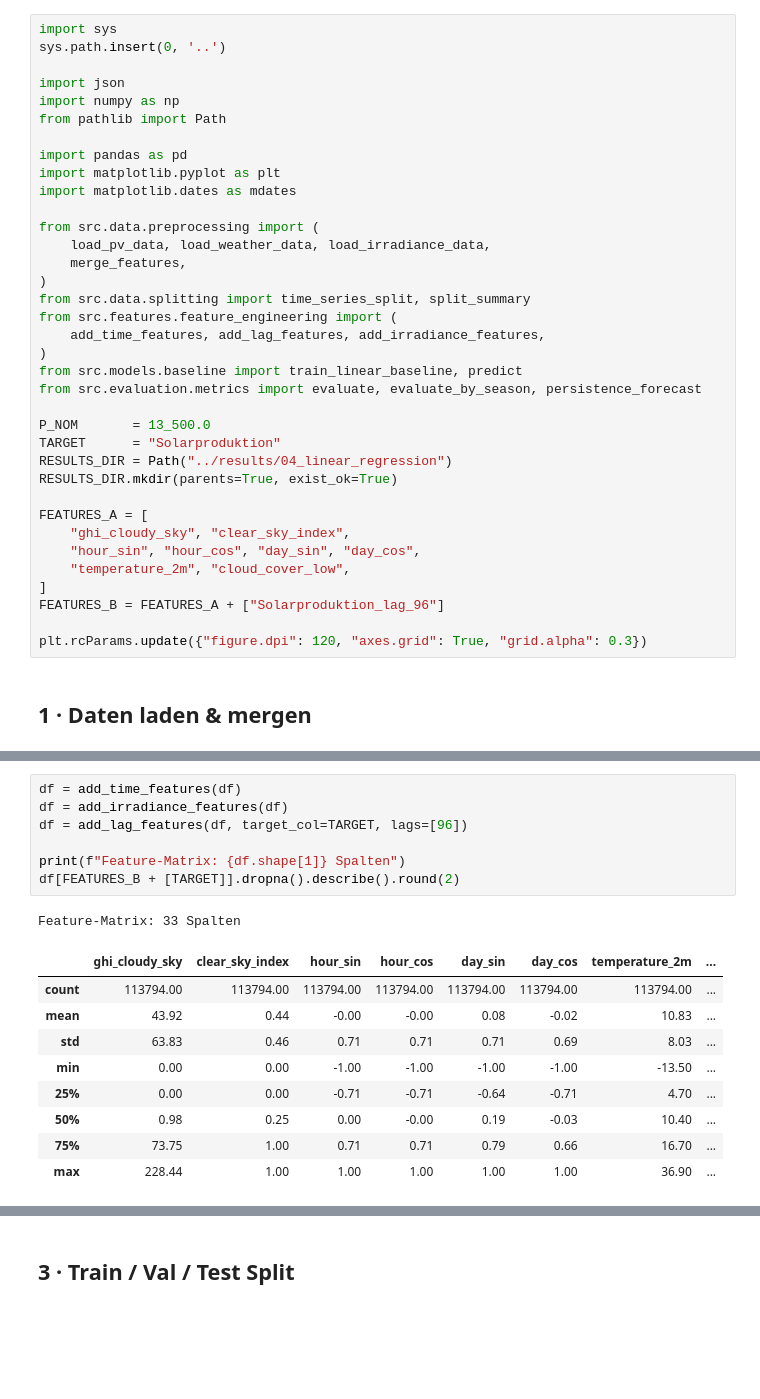
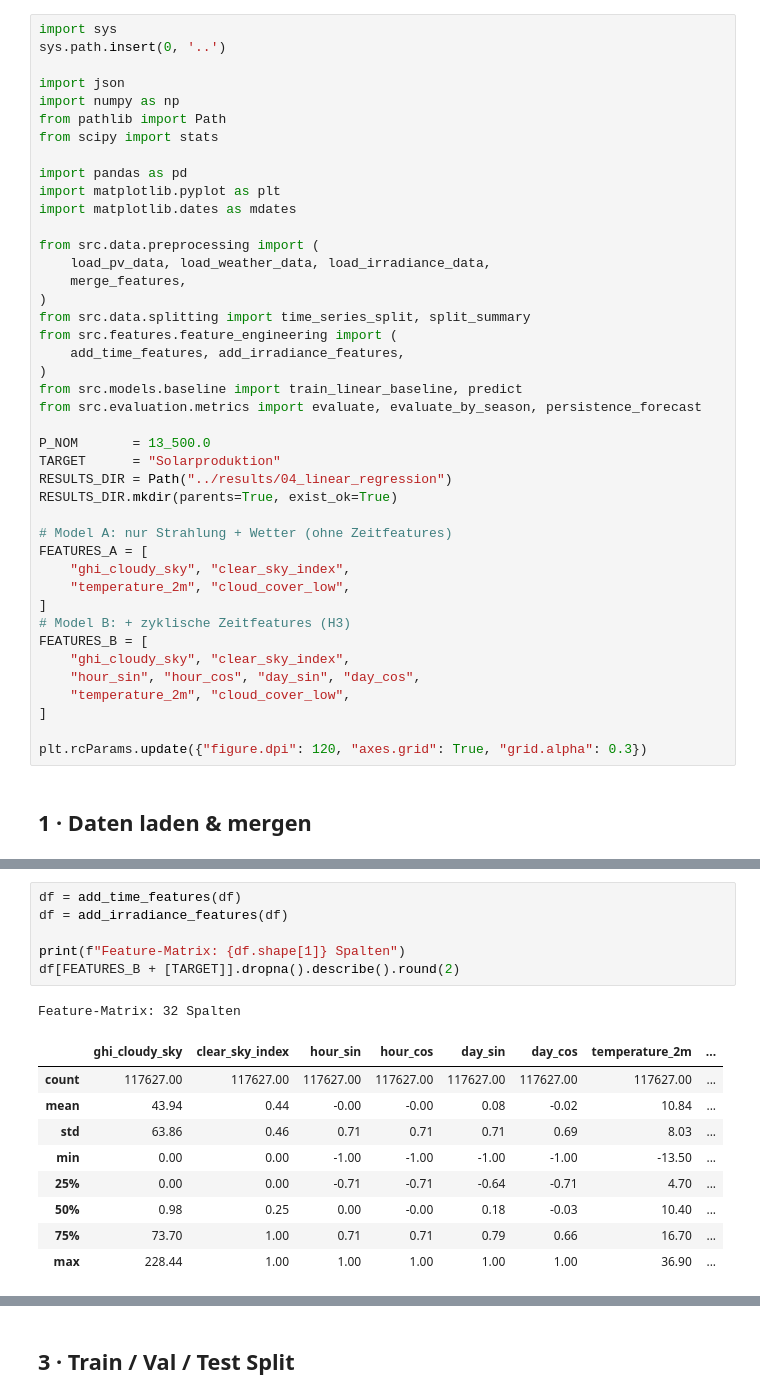
Before and after one commit to Anni075/KI-Project, a Jupyter notebook: notebooks/04_linear_regression.ipynb, the cells around one changed output, grey strips where cells are left out. Cells and saved outputs as stored; diff of their text form; blank space fills up the shorter version.

```diff
--- a/notebooks/04_linear_regression.ipynb
+++ b/notebooks/04_linear_regression.ipynb
@@ -22,6 +20,7 @@ sys.path.insert(0, '..')
 import json
 import numpy as np
 from pathlib import Path
+from scipy import stats
 
 import pandas as pd
 import matplotlib.pyplot as plt
@@ -33,7 +32,7 @@ from src.data.preprocessing import (
 )
 from src.data.splitting import time_series_split, split_summary
 from src.features.feature_engineering import (
-    add_time_features, add_lag_features, add_irradiance_features,
+    add_time_features, add_irradiance_features,
 )
 from src.models.baseline import train_linear_baseline, predict
 from src.evaluation.metrics import evaluate, evaluate_by_season, persistence_forecast
@@ -43,12 +42,17 @@ TARGET      = "Solarproduktion"
 RESULTS_DIR = Path("../results/04_linear_regression")
 RESULTS_DIR.mkdir(parents=True, exist_ok=True)
 
+# Model A: nur Strahlung + Wetter (ohne Zeitfeatures)
 FEATURES_A = [
+    "ghi_cloudy_sky", "clear_sky_index",
+    "temperature_2m", "cloud_cover_low",
+]
+# Model B: + zyklische Zeitfeatures (H3)
+FEATURES_B = [
     "ghi_cloudy_sky", "clear_sky_index",
     "hour_sin", "hour_cos", "day_sin", "day_cos",
     "temperature_2m", "cloud_cover_low",
 ]
-FEATURES_B = FEATURES_A + ["Solarproduktion_lag_96"]
 
 plt.rcParams.update({"figure.dpi": 120, "axes.grid": True, "grid.alpha": 0.3})
 # %% [markdown]
@@ -88,20 +92,19 @@ Warum genau diese Features?
 # %%
 df = add_time_features(df)
 df = add_irradiance_features(df)
-df = add_lag_features(df, target_col=TARGET, lags=[96])
 
 print(f"Feature-Matrix: {df.shape[1]} Spalten")
 df[FEATURES_B + [TARGET]].dropna().describe().round(2)
 # %% [output]
-Feature-Matrix: 33 Spalten
+Feature-Matrix: 32 Spalten
 |  | ghi_cloudy_sky | clear_sky_index | hour_sin | hour_cos | day_sin | day_cos | temperature_2m | ... |
-| count | 113794.00 | 113794.00 | 113794.00 | 113794.00 | 113794.00 | 113794.00 | 113794.00 | ... |
-| mean | 43.92 | 0.44 | -0.00 | -0.00 | 0.08 | -0.02 | 10.83 | ... |
-| std | 63.83 | 0.46 | 0.71 | 0.71 | 0.71 | 0.69 | 8.03 | ... |
+| count | 117627.00 | 117627.00 | 117627.00 | 117627.00 | 117627.00 | 117627.00 | 117627.00 | ... |
+| mean | 43.94 | 0.44 | -0.00 | -0.00 | 0.08 | -0.02 | 10.84 | ... |
+| std | 63.86 | 0.46 | 0.71 | 0.71 | 0.71 | 0.69 | 8.03 | ... |
 | min | 0.00 | 0.00 | -1.00 | -1.00 | -1.00 | -1.00 | -13.50 | ... |
 | 25% | 0.00 | 0.00 | -0.71 | -0.71 | -0.64 | -0.71 | 4.70 | ... |
-| 50% | 0.98 | 0.25 | 0.00 | -0.00 | 0.19 | -0.03 | 10.40 | ... |
-| 75% | 73.75 | 1.00 | 0.71 | 0.71 | 0.79 | 0.66 | 16.70 | ... |
+| 50% | 0.98 | 0.25 | 0.00 | -0.00 | 0.18 | -0.03 | 10.40 | ... |
+| 75% | 73.70 | 1.00 | 0.71 | 0.71 | 0.79 | 0.66 | 16.70 | ... |
 | max | 228.44 | 1.00 | 1.00 | 1.00 | 1.00 | 1.00 | 36.90 | ... |
 # %% [markdown]
 ### Verteilungen & Transformationsüberlegungen
```
Also changed, not shown: parts of 17 cells of this notebook, 5 other files.
